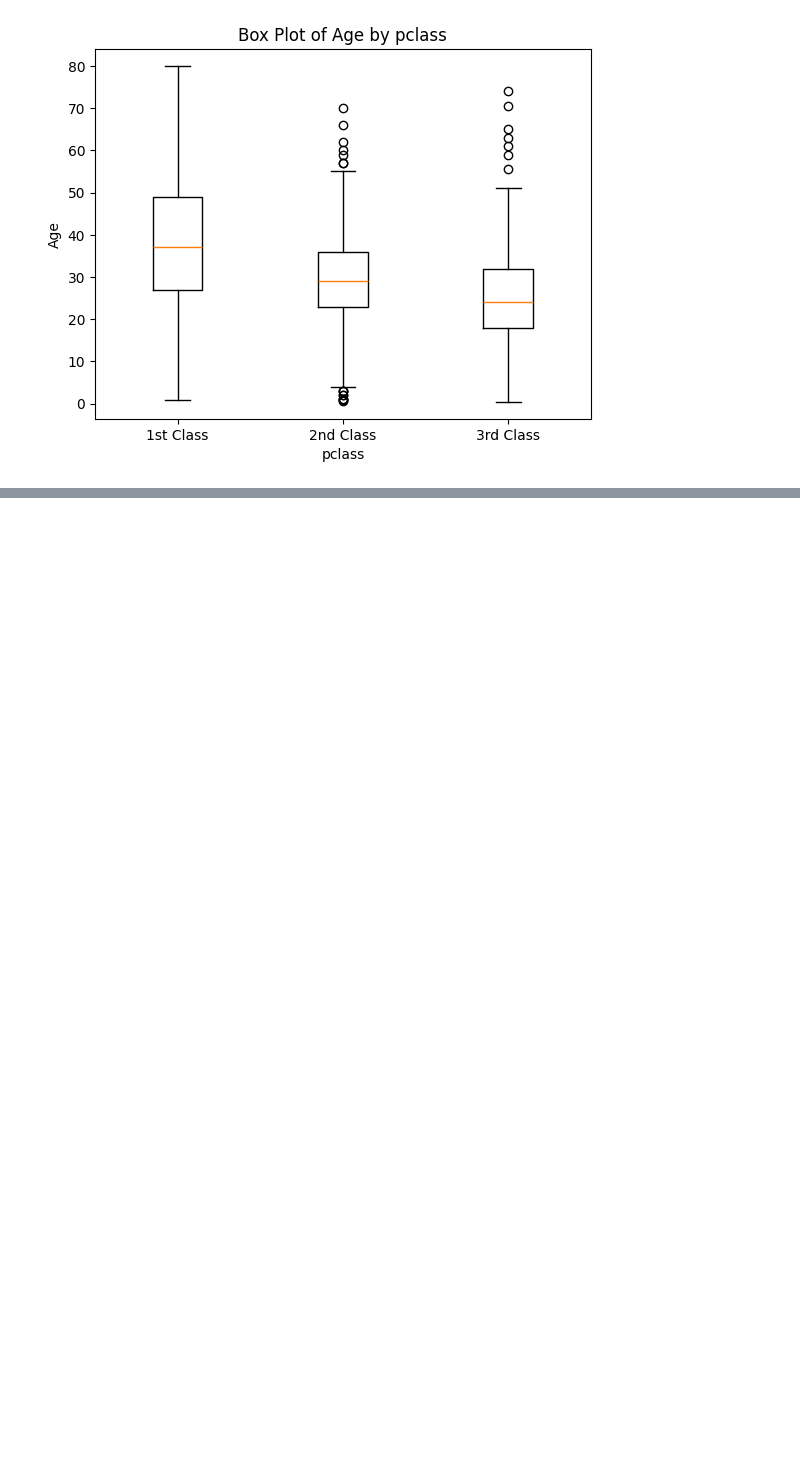
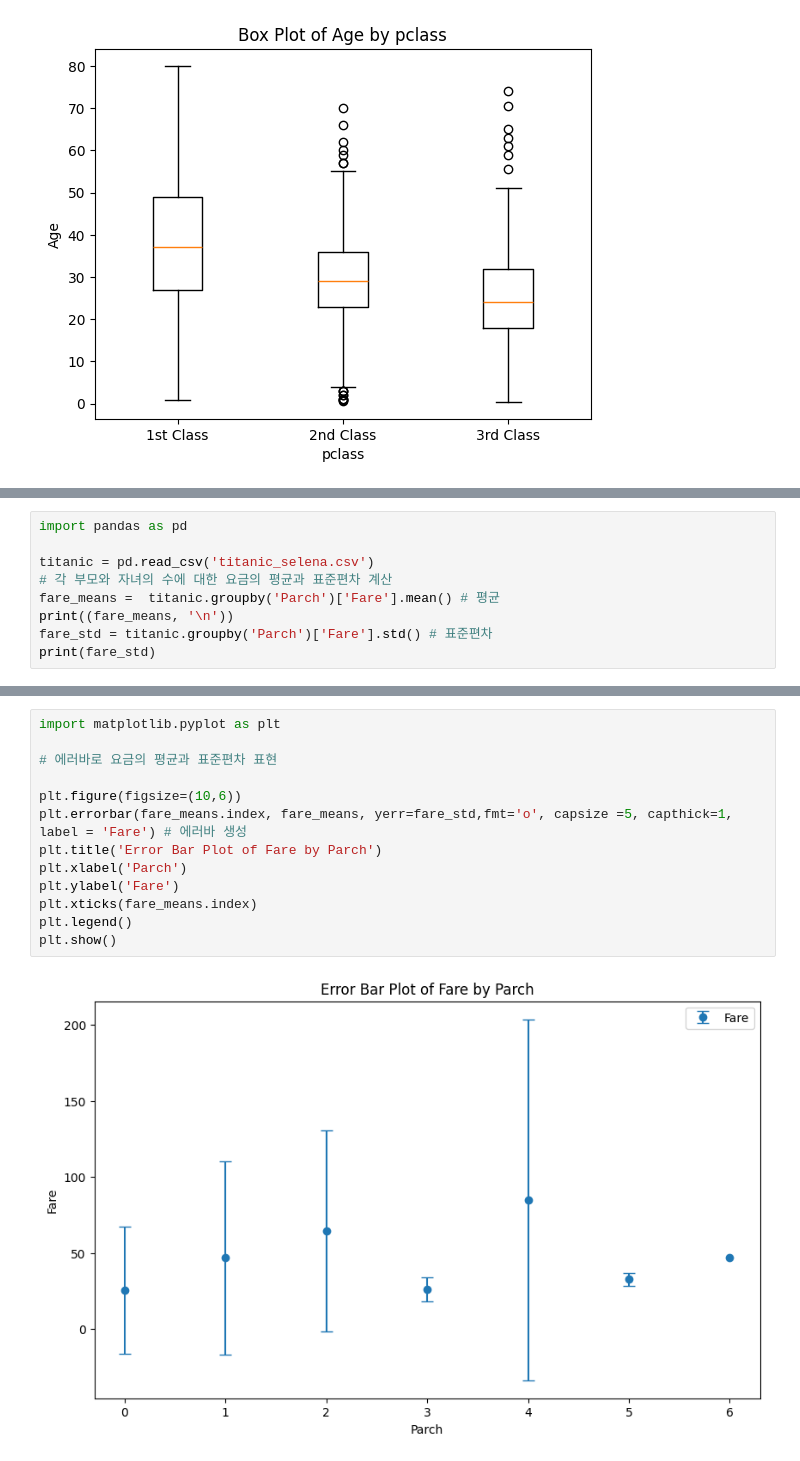
Before and after one commit to yj4976s-cpu/AI_26, a Jupyter notebook: 맷플롯립_공부.ipynb, the cells around one changed output, grey strips where cells are left out. Saved outputs shown, nothing was run; the diff lists cells and outputs as text; blank space fills up the shorter version.

```diff
--- a/맷플롯립_공부.ipynb
+++ b/맷플롯립_공부.ipynb
@@ -586,0 +632,9 @@ plt.show()
+# %%
+import pandas as pd
+
+titanic = pd.read_csv('titanic_selena.csv')
+# 각 부모와 자녀의 수에 대한 요금의 평균과 표준편차 계산
+fare_means =  titanic.groupby('Parch')['Fare'].mean() # 평균
+print((fare_means, '\n'))
+fare_std = titanic.groupby('Parch')['Fare'].std() # 표준편차
+print(fare_std)
@@ -586,0 +660,15 @@ plt.show()
+# %%
+import matplotlib.pyplot as plt
+
+# 에러바로 요금의 평균과 표준편차 표현
+
+plt.figure(figsize=(10,6))
+plt.errorbar(fare_means.index, fare_means, yerr=fare_std,fmt='o', capsize =5, capthick=1, label = 'Fare') # 에러바 생성
+plt.title('Error Bar Plot of Fare by Parch')
+plt.xlabel('Parch')
+plt.ylabel('Fare')
+plt.xticks(fare_means.index)
+plt.legend()
+plt.show()
+# %% [output]
+[figure, added]
```
Also changed, not shown: parts of 17 cells of this notebook.
